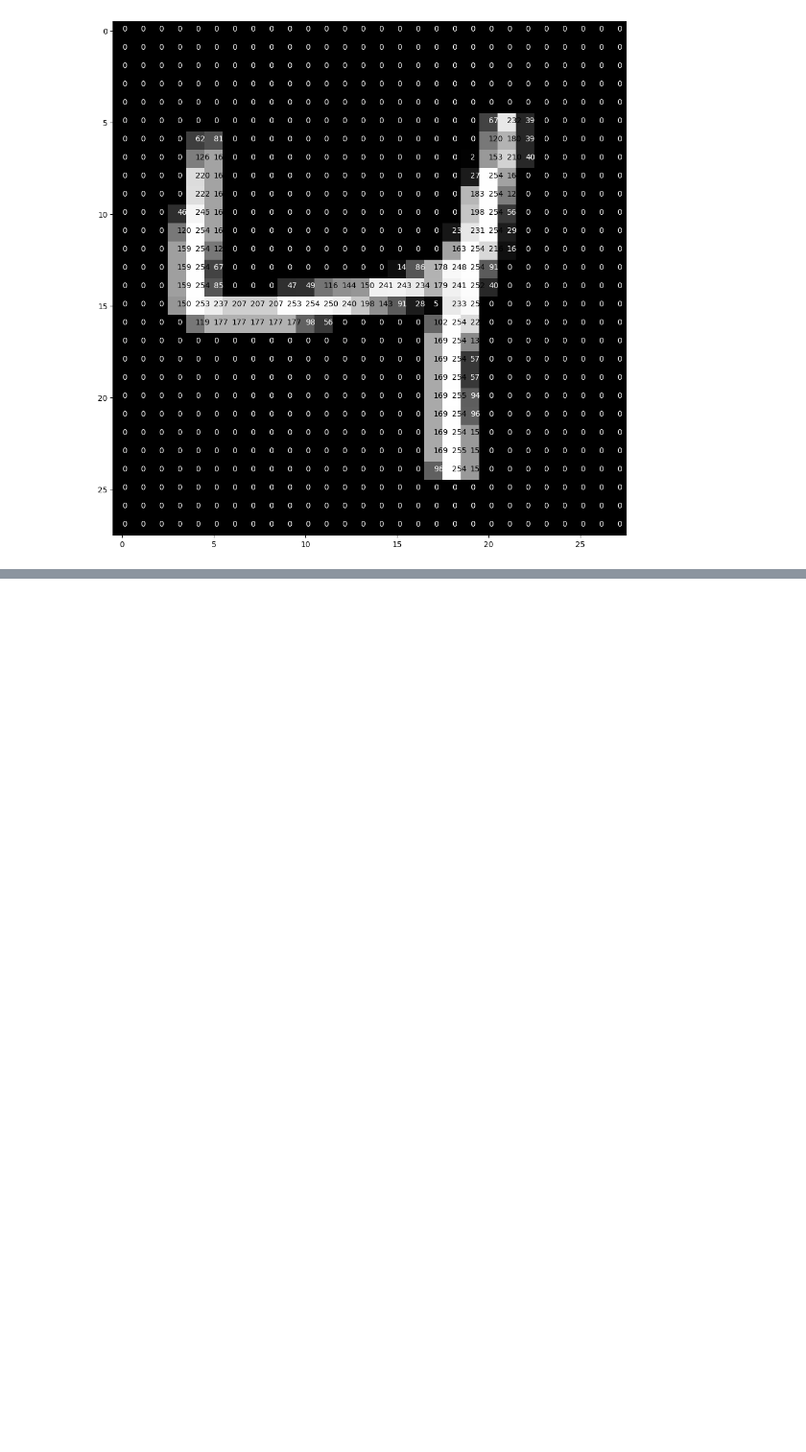
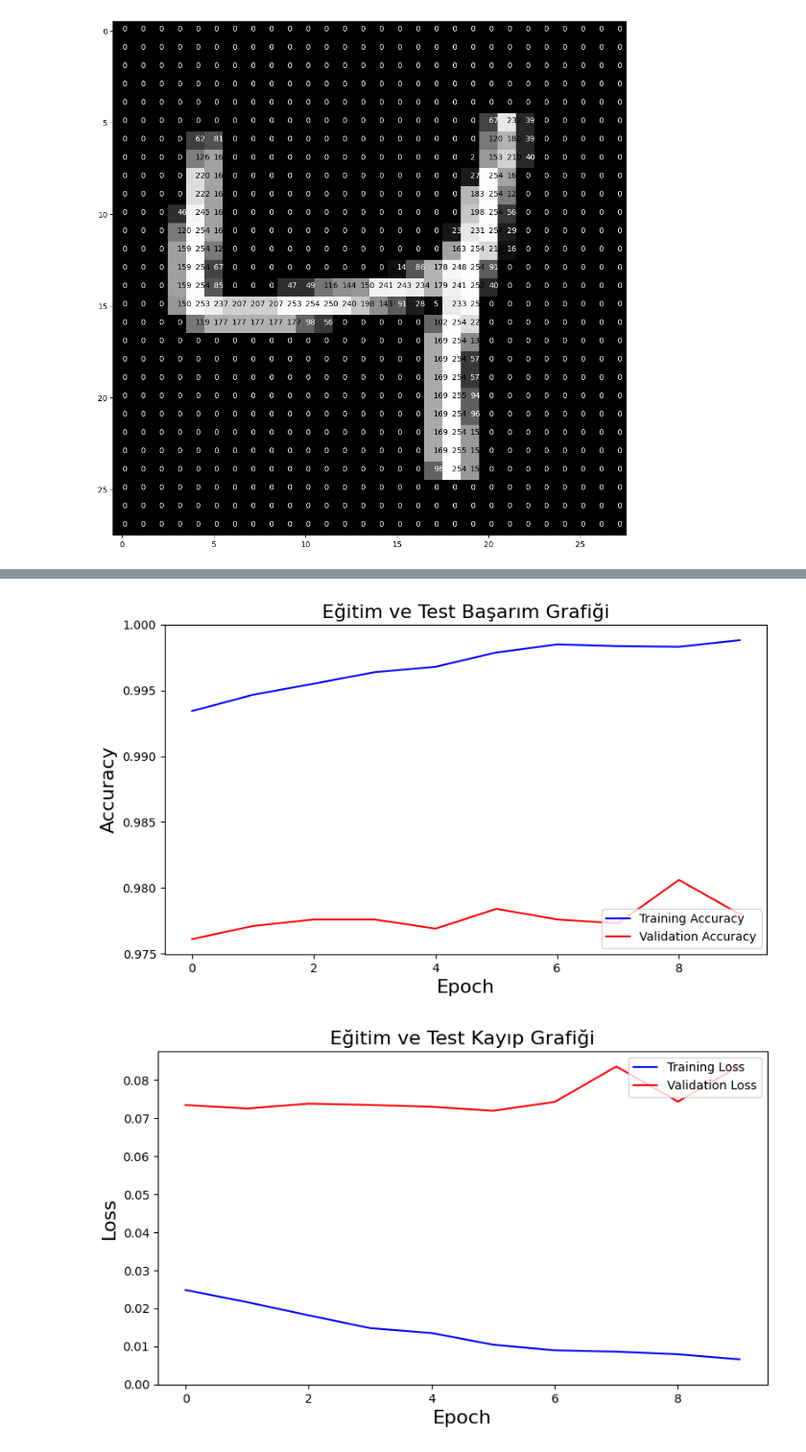
Before and after one commit to giraydorukyurt7/Data_Science-And-Artificial_Intelligence-Journeys, a Jupyter notebook: Deep_Learning/ANN/ANN_Application.ipynb, the cells around one changed output, grey strips where cells are left out. Shown: that part at 96% size. Saved outputs shown, nothing was run; the diff lists cells and outputs as text; code cells hidden in the pictures; blank space fills up the shorter version.

```diff
--- a/Deep_Learning/ANN/ANN_Application.ipynb
+++ b/Deep_Learning/ANN/ANN_Application.ipynb
@@ -231,0 +344,6 @@ pixel_visualize(X_train[2])
+# %%
+model.fit(X_train,Y_train,epochs=10,batch_size=128,validation_data=(X_test,Y_test))
+# batch_size tüm gözlem birimleri her epoch'ta ağırlık güncellemesi için
+# göz önünde bulundurulsun mu yoksa belirli sayıda bir alt küme
+# alınarak mı ağırlık güncellemesi yapılsın.
+# 128 hücrede düzenlenme olacak ve 1 sonraki epoch'a geçilecek.
@@ -231,0 +374,2 @@ pixel_visualize(X_train[2])
+# %%
+history = model.fit(X_train,Y_train,epochs=10,batch_size=128,validation_data=(X_test,Y_test))
@@ -231,0 +397,29 @@ pixel_visualize(X_train[2])
+# %%
+###############################
+# Accuracy ve Loss Grafikleri #
+###############################
+
+#------------------Grafik 1 Accuracy------------------
+plt.figure(figsize=(20,5))
+plt.subplot(1,2,1)
+plt.plot(history.history["accuracy"], color="b", label="Training Accuracy")
+plt.plot(history.history["val_accuracy"], color="r", label="Validation Accuracy")
+plt.legend(loc="lower right")
+plt.xlabel("Epoch", fontsize=16)
+plt.ylabel("Accuracy", fontsize=16)
+plt.ylim([min(plt.ylim()),1])
+plt.title("Eğitim ve Test Başarım Grafiği", fontsize=16)
+#------------------Grafik 2 Loss------------------
+plt.figure(figsize=(20,5))
+plt.subplot(1,2,2)
+plt.plot(history.history["loss"], color="b", label="Training Loss")
+plt.plot(history.history["val_loss"], color="r", label="Validation Loss")
+plt.legend(loc="upper right")
+plt.xlabel("Epoch", fontsize=16)
+plt.ylabel("Loss", fontsize=16)
+plt.ylim([0,max(plt.ylim())])
+plt.title("Eğitim ve Test Kayıp Grafiği", fontsize=16)
+plt.show()
+# %% [output]
+[figure, added]
+[figure, added]
```
Also changed, not shown: parts of 37 cells of this notebook, 1 other file.
